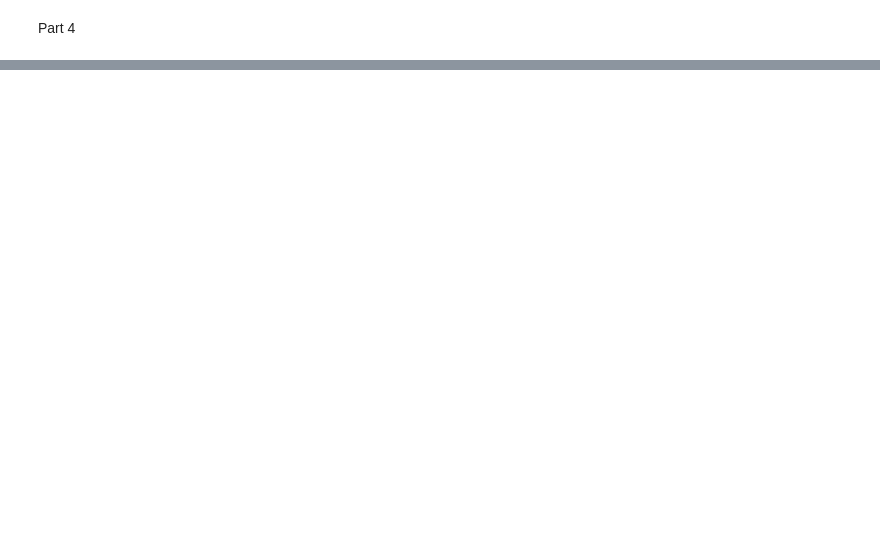
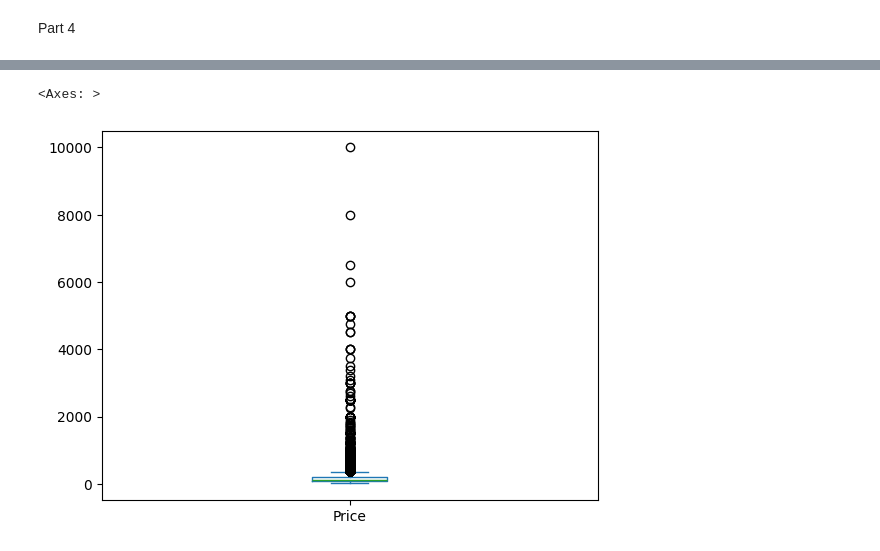
Before and after one commit to eep3uv/EDA, a Jupyter notebook: assignment/assignment.ipynb, the cells around one changed output, grey strips where cells are left out. Drawn from its saved outputs; the diff is of its cells as text; code cells hidden in the pictures; blank space fills up the shorter version.

```diff
--- a/assignment/assignment.ipynb
+++ b/assignment/assignment.ipynb
@@ -375,0 +398,6 @@ Shared rooms are rare across the board, with apartments being the primary proper
+# %%
+#Price Boxplot
+airbnb_df['Price'].plot.box()
+# %% [output]
+<Axes: >
+[figure, added]
```
Also changed, not shown: parts of 27 cells of this notebook.
